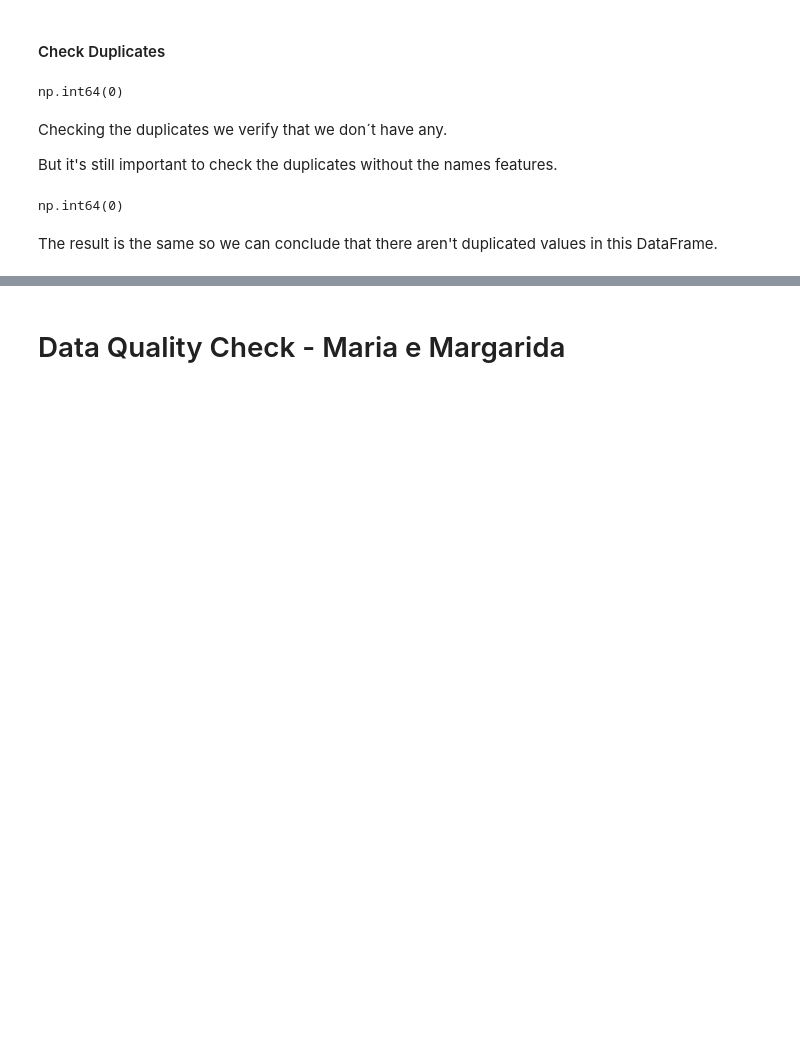
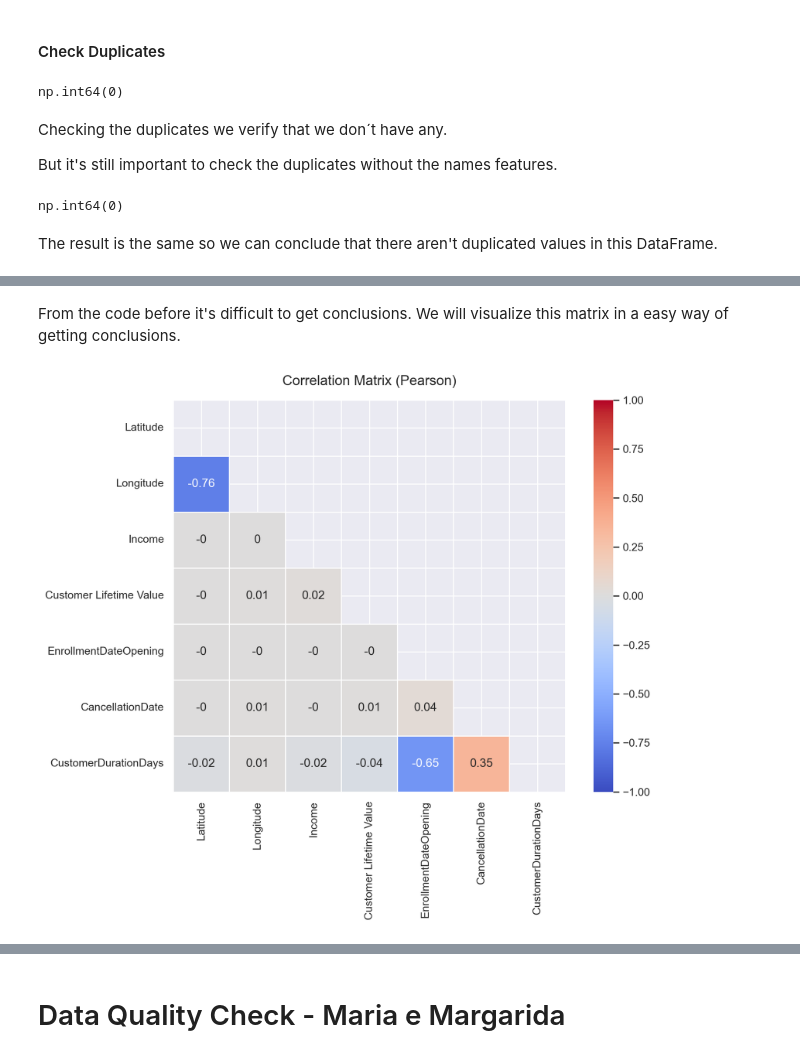
Before and after one commit to lourenco500/Data-Mining-Project, a Jupyter notebook: Deliverable_1 Maria.ipynb, the cells around one changed output, grey strips where cells are left out. Saved outputs shown, nothing was run; the diff lists cells and outputs as text; code cells hidden in the pictures; blank space fills up the shorter version.

```diff
--- a/Deliverable_1 Maria.ipynb
+++ b/Deliverable_1 Maria.ipynb
@@ -445,0 +697,15 @@ The result is the same so we can conclude that there aren't duplicated values in
+# %%
+# create a copy of the customerDB and select only the relevant columns for correlation analysis
+new = customerDB.copy()
+new = new[["Latitude", "Longitude", "Income", "Customer Lifetime Value", "EnrollmentDateOpening", "CancellationDate"]]
+
+# converting date columns to datetime format
+new['EnrollmentDateOpening'] = pd.to_datetime(new['EnrollmentDateOpening'], format='%m/%d/%Y', errors='coerce')
+new['CancellationDate'] = pd.to_datetime(new['CancellationDate'], format='%m/%d/%Y', errors='coerce')
+
+# using the two date columns converted before to create a new column with the customer duration in days
+new['CustomerDurationDays'] = (new['CancellationDate'] - new['EnrollmentDateOpening']).dt.days
+
+# choose the numerical columns for correlation analysis
+cols = ["Latitude", "Longitude", "Income", "Customer Lifetime Value", "CustomerDurationDays"]
+new[cols].corr(method='pearson')
@@ -445,0 +719,28 @@ The result is the same so we can conclude that there aren't duplicated values in
+# %% [markdown]
+From the code before it's difficult to get conclusions. We will visualize this matrix in a easy way of getting conclusions.
+# %%
+corr = new.corr(method="pearson"). round(2)
+
+# Create a mask for the upper triangle
+mask = np.triu(np.ones_like(corr, dtype=bool))
+
+# Visualize correlation matrix
+fig = plt.figure(figsize=(10, 8))
+
+sns.heatmap(
+    corr,
+    mask=mask,                # hide upper triangle
+    annot=True,               # show values
+    cmap="coolwarm",          # divergent color map
+    center=0,                 # center colormap in 0
+    linewidths=0.5,           # lines between cells to help visualization
+    vmin=-1, vmax=1,          # fix scale
+    square=True               # make cells square-shaped
+)
+
+
+plt.title("Correlation Matrix (Pearson)", fontsize=14, pad=15)
+plt.tight_layout() # improve layout by reducing overlaps
+plt.show()
+# %% [output]
+[figure, added]
```
Also changed, not shown: parts of 59 cells of this notebook.
